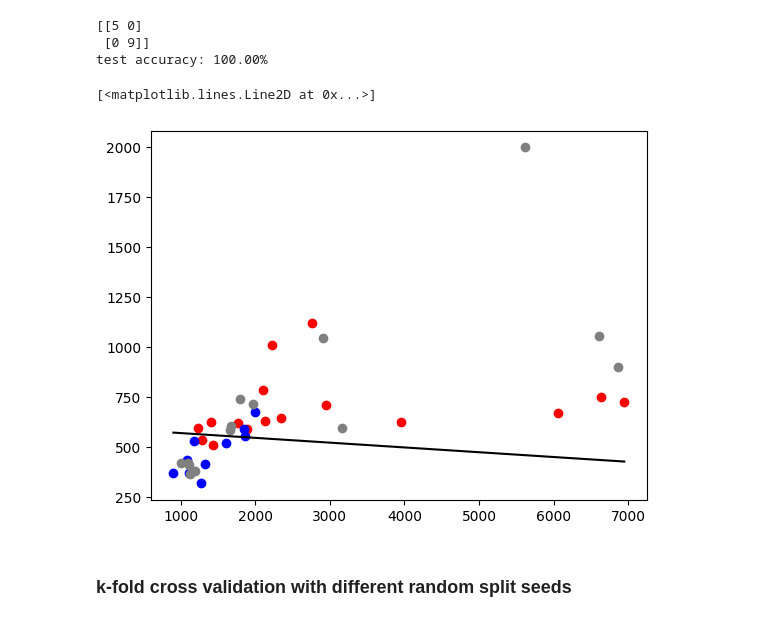
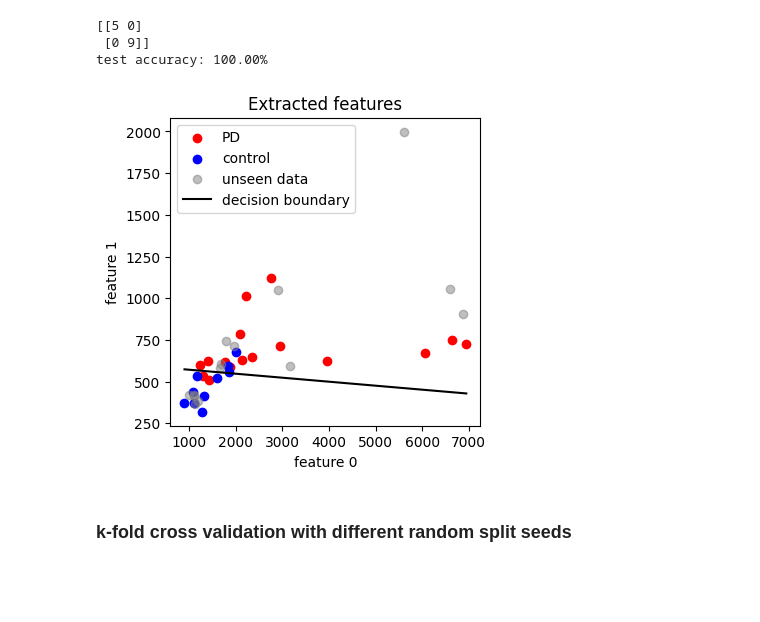
Before and after one commit to Falk0/AIA, a Jupyter notebook: PD_classification_Kamble.ipynb, the cells around one changed output. Cells and saved outputs as stored; diff of their text form; code cells hidden in the pictures; blank space fills up the shorter version.

Commit message:
refine some plots and outputs + add a new file to play around with features

```diff
--- a/PD_classification_Kamble.ipynb
+++ b/PD_classification_Kamble.ipynb
@@ -278,15 +278,37 @@ print(f'test accuracy: {acc_test:.2f}%')
  [0 9]]
 test accuracy: 100.00%
 # %%
+plt.figure(figsize=(4,4))
+pd_lbl, c_lbl, g_lbl = False, False, False
+class_0 = 'parkinson'
 for X, y in zip(X_train, y_train):
-    plt.scatter(X[0], X[1], c=['blue', 'red'][y])
+
+    if y and not pd_lbl:
+        lbl = 'PD'
+        pd_lbl = True
+    elif not y and not c_lbl:
+        lbl = 'control'
+        c_lbl = True
+    else:
+        lbl = None
+    plt.scatter(X[0], X[1], c=['blue', 'red'][y], label=lbl)
 for X in X_test:
-    plt.scatter(X[0], X[1], c='grey')
+    if not g_lbl:
+        lbl = 'unseen data'
+        g_lbl = True
+    else:
+        lbl = None
+    plt.scatter(X[0], X[1], c='grey', label=lbl, alpha=0.5)
 
-plt.plot([min(np.array(X_train)[:, 0]), max(np.array(X_train)[:, 0])], [-(clf.intercept_ + min(np.array(X_train)[:, 0])*clf.coef_[0, 0])/clf.coef_[0, 1], -(clf.intercept_ + max(np.array(X_train)[:, 0])*clf.coef_[0, 0])/clf.coef_[0, 1]], 'k')
+plt.plot([min(np.array(X_train)[:, 0]), max(np.array(X_train)[:, 0])], [-(clf.intercept_ + min(np.array(X_train)[:, 0])*clf.coef_[0, 0])/clf.coef_[0, 1], -(clf.intercept_ + max(np.array(X_train)[:, 0])*clf.coef_[0, 0])/clf.coef_[0, 1]], 'k', label='decision boundary')
+
+plt.title('Extracted features')
+plt.xlabel('feature 0')
+plt.ylabel('feature 1')
+plt.legend()
+plt.show()
 # %% [output]
-[<matplotlib.lines.Line2D at 0x...>]
-[figure, old version]
+[figure, new version]
 # %% [markdown]
 ### k-fold cross validation with different random split seeds
 # %%
```
Also changed, not shown: parts of 1 cell of this notebook, 2 other files.
